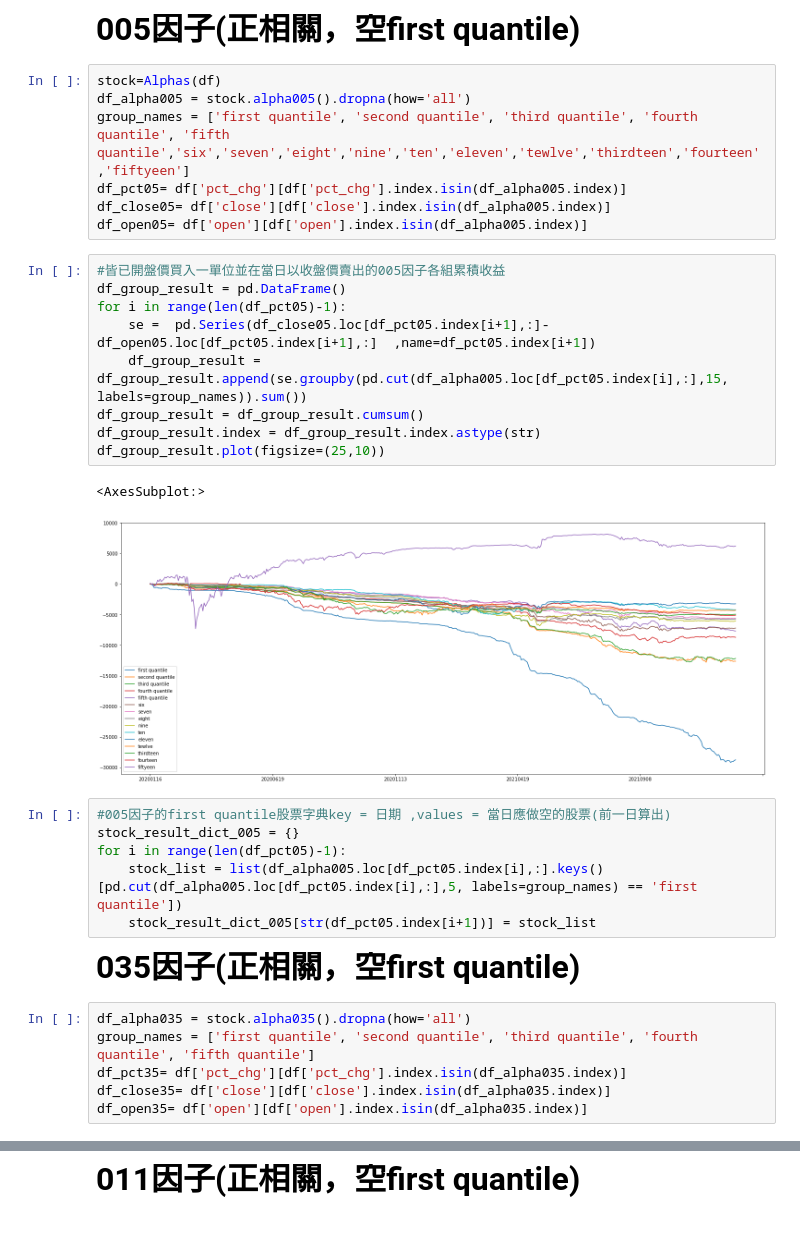
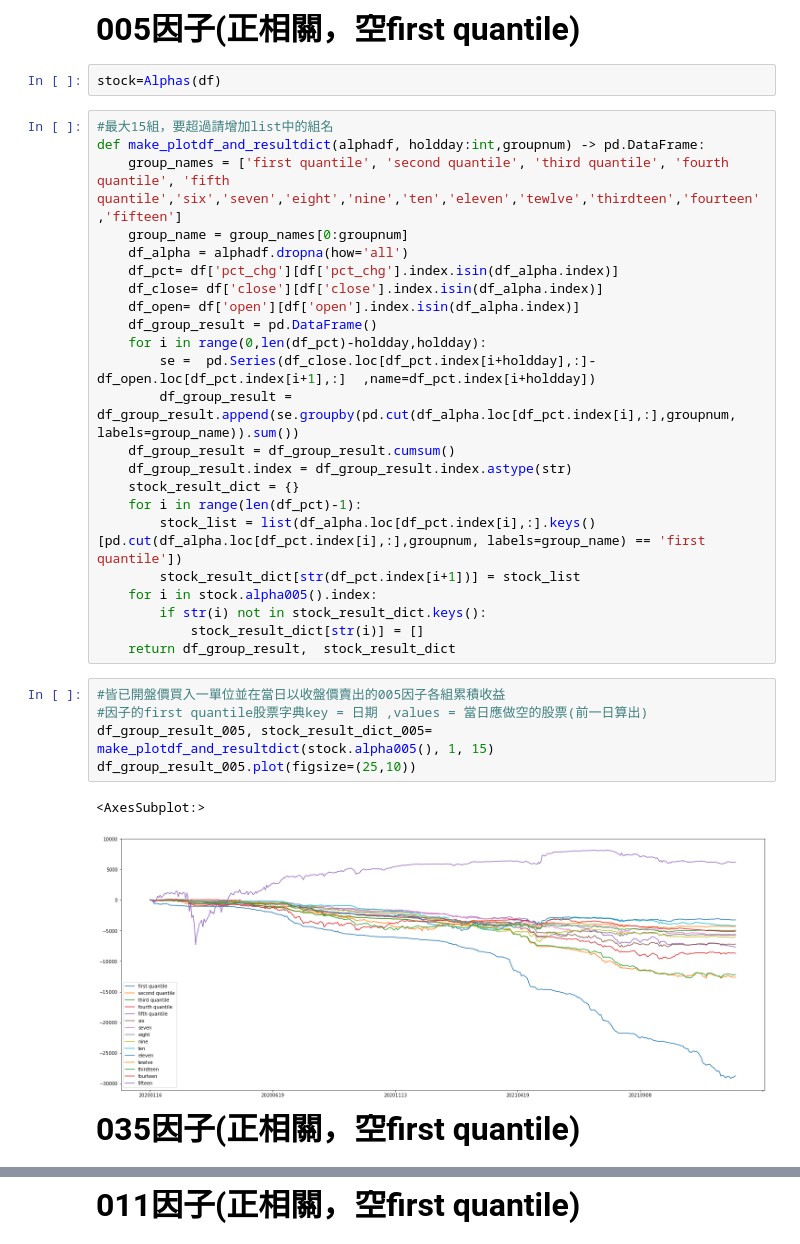
Before and after one commit to ErebusTW/Digital-Finance-Department-Project, a Jupyter notebook: 多因子測試.ipynb, the cells around one changed output, grey strips where cells are left out. Drawn from its saved outputs; the diff is of its cells as text.

```diff
--- a/多因子測試.ipynb
+++ b/多因子測試.ipynb
@@ -1001,36 +975,38 @@ Length: 64, dtype: float64
 **<font  size=6> 一天IC </font>**
 # %% [markdown]
 **<font  size=6> 005因子(正相關，空first quantile) </font>**
-# %%
-stock=Alphas(df)
-df_alpha005 = stock.alpha005().dropna(how='all')
-group_names = ['first quantile', 'second quantile', 'third quantile', 'fourth quantile', 'fifth quantile','six','seven','eight','nine','ten','eleven','tewlve','thirdteen','fourteen','fiftyeen']
-df_pct05= df['pct_chg'][df['pct_chg'].index.isin(df_alpha005.index)]
-df_close05= df['close'][df['close'].index.isin(df_alpha005.index)]
-df_open05= df['open'][df['open'].index.isin(df_alpha005.index)]
-# %%
-#皆已開盤價買入一單位並在當日以收盤價賣出的005因子各組累積收益
-df_group_result = pd.DataFrame()
-for i in range(len(df_pct05)-1):
-    se =  pd.Series(df_close05.loc[df_pct05.index[i+1],:]- df_open05.loc[df_pct05.index[i+1],:]  ,name=df_pct05.index[i+1])
-    df_group_result = df_group_result.append(se.groupby(pd.cut(df_alpha005.loc[df_pct05.index[i],:],15, labels=group_names)).sum())
-df_group_result = df_group_result.cumsum()
-df_group_result.index = df_group_result.index.astype(str)
-df_group_result.plot(figsize=(25,10))
-# %% [output]
-<AxesSubplot:>
-[figure, removed]
-# %%
-#005因子的first quantile股票字典key = 日期 ,values = 當日應做空的股票(前一日算出)
-stock_result_dict_005 = {}
-for i in range(len(df_pct05)-1):
-    stock_list = list(df_alpha005.loc[df_pct05.index[i],:].keys()[pd.cut(df_alpha005.loc[df_pct05.index[i],:],5, labels=group_names) == 'first quantile'])
-    stock_result_dict_005[str(df_pct05.index[i+1])] = stock_list
+# %%
+stock=Alphas(df)
+# %%
+#最大15組，要超過請增加list中的組名
+def make_plotdf_and_resultdict(alphadf, holdday:int,groupnum) -> pd.DataFrame:
+    group_names = ['first quantile', 'second quantile', 'third quantile', 'fourth quantile', 'fifth quantile','six','seven','eight','nine','ten','eleven','tewlve','thirdteen','fourteen','fifteen']
+    group_name = group_names[0:groupnum]
+    df_alpha = alphadf.dropna(how='all')
+    df_pct= df['pct_chg'][df['pct_chg'].index.isin(df_alpha.index)]
+    df_close= df['close'][df['close'].index.isin(df_alpha.index)]
+    df_open= df['open'][df['open'].index.isin(df_alpha.index)]
+    df_group_result = pd.DataFrame()
+    for i in range(0,len(df_pct)-holdday,holdday):
+        se =  pd.Series(df_close.loc[df_pct.index[i+holdday],:]- df_open.loc[df_pct.index[i+1],:]  ,name=df_pct.index[i+holdday])
+        df_group_result = df_group_result.append(se.groupby(pd.cut(df_alpha.loc[df_pct.index[i],:],groupnum, labels=group_name)).sum())
+    df_group_result = df_group_result.cumsum()
+    df_group_result.index = df_group_result.index.astype(str)
+    stock_result_dict = {}
+    for i in range(len(df_pct)-1):
+        stock_list = list(df_alpha.loc[df_pct.index[i],:].keys()[pd.cut(df_alpha.loc[df_pct.index[i],:],groupnum, labels=group_name) == 'first quantile'])
+        stock_result_dict[str(df_pct.index[i+1])] = stock_list
+    for i in stock.alpha005().index:
+        if str(i) not in stock_result_dict.keys():
+            stock_result_dict[str(i)] = []
+    return df_group_result,  stock_result_dict
+# %%
+#皆已開盤價買入一單位並在當日以收盤價賣出的005因子各組累積收益
+#因子的first quantile股票字典key = 日期 ,values = 當日應做空的股票(前一日算出)
+df_group_result_005, stock_result_dict_005= make_plotdf_and_resultdict(stock.alpha005(), 1, 15)
+df_group_result_005.plot(figsize=(25,10))
+# %% [output]
+<AxesSubplot:>
+[figure, added]
 # %% [markdown]
 **<font  size=6> 035因子(正相關，空first quantile) </font>**
-# %%
-df_alpha035 = stock.alpha035().dropna(how='all')
-group_names = ['first quantile', 'second quantile', 'third quantile', 'fourth quantile', 'fifth quantile']
-df_pct35= df['pct_chg'][df['pct_chg'].index.isin(df_alpha035.index)]
-df_close35= df['close'][df['close'].index.isin(df_alpha035.index)]
-df_open35= df['open'][df['open'].index.isin(df_alpha035.index)]
```
Also changed, not shown: parts of 56 cells of this notebook.
